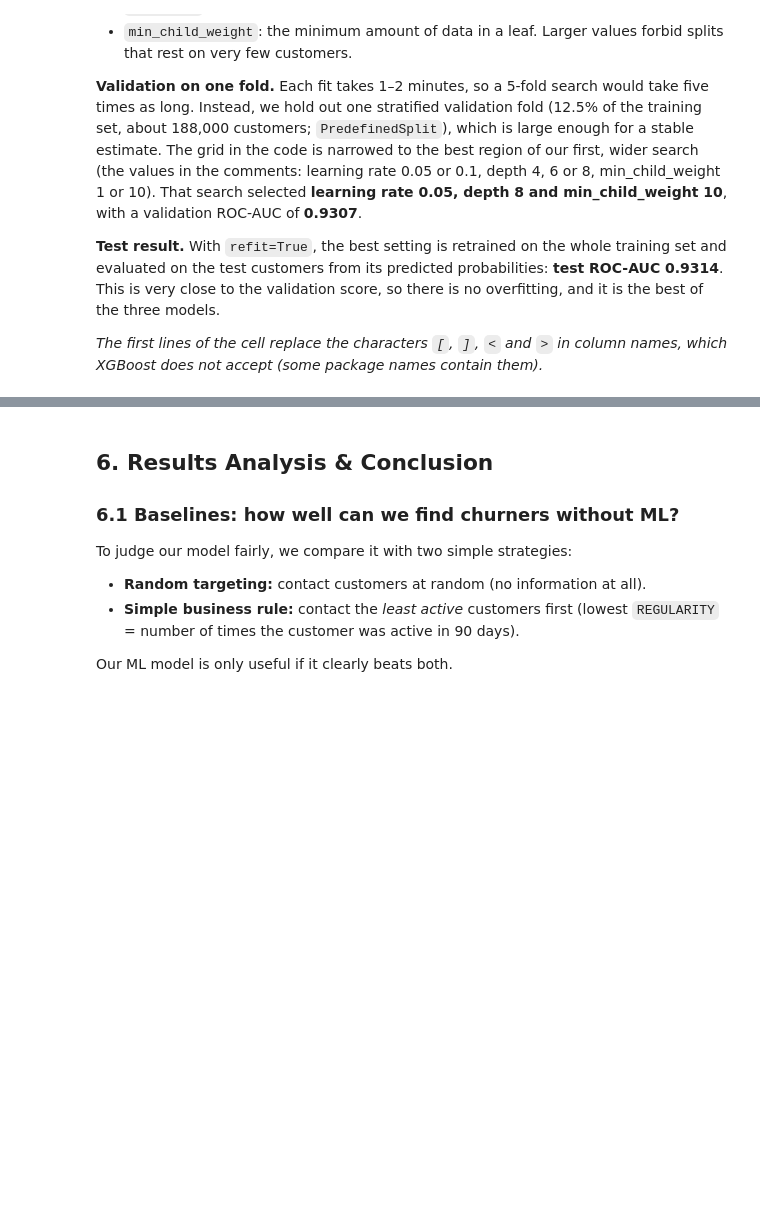
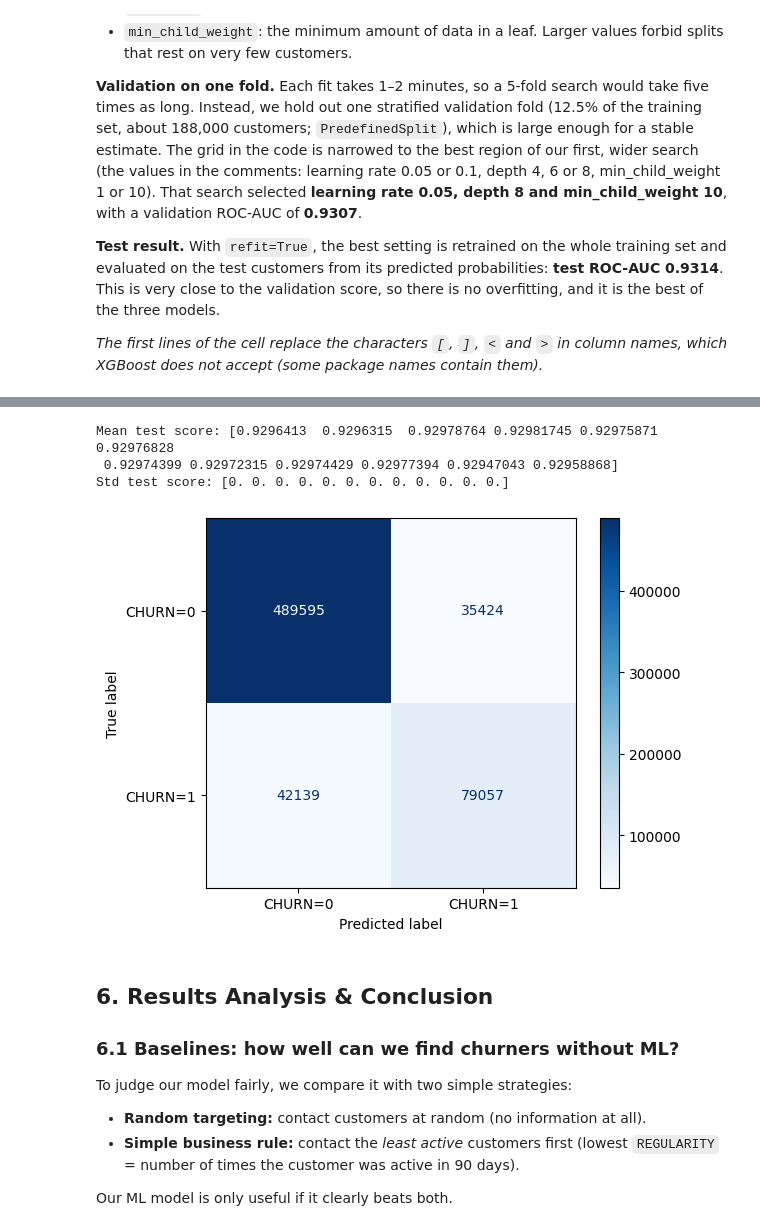
Before and after one commit to HebaRouk/-Build-a-ML-Workflow-For-Scones-Unlimited-On-Amazon-SageMaker, a Jupyter notebook: MLproj_(6).ipynb, the cells around one changed output, grey strips where cells are left out. Saved outputs shown, nothing was run; the diff lists cells and outputs as text; code cells hidden in the pictures; blank space fills up the shorter version.

```diff
--- a/MLproj_(6).ipynb
+++ b/MLproj_(6).ipynb
@@ -783,3 +768,24 @@ Std test score: [0. 0. 0. 0. 0. 0. 0. 0. 0. 0. 0. 0.]
+# %%
+# This cells shows the performance results WITHOUT custom columns
+# (i.e., `INCLUDE_CUSTOM_COLS` is `False`). See also the following cell.
+
+from sklearn.metrics import confusion_matrix, ConfusionMatrixDisplay
+import matplotlib.pyplot as plt
+
+
+mean_test_score = gs.cv_results_['mean_test_score']
+std_test_score = gs.cv_results_['std_test_score']
+print('Mean test score:', mean_test_score)
+print('Std test score:', std_test_score)
+
+cm = confusion_matrix(y_test, (proba >= 0.5))
+ConfusionMatrixDisplay(cm, display_labels=['CHURN=0', 'CHURN=1']).plot(cmap='Blues')
+plt.show()
+# %% [output]
+Mean test score: [0.9296413  0.9296315  0.92978764 0.92981745 0.92975871 0.92976828
+ 0.92974399 0.92972315 0.92974429 0.92977394 0.92947043 0.92958868]
+Std test score: [0. 0. 0. 0. 0. 0. 0. 0. 0. 0. 0. 0.]
+[figure, added]
 # %% [markdown]
 ## 6. Results Analysis & Conclusion
 
```
Also changed, not shown: parts of 17 cells of this notebook.
